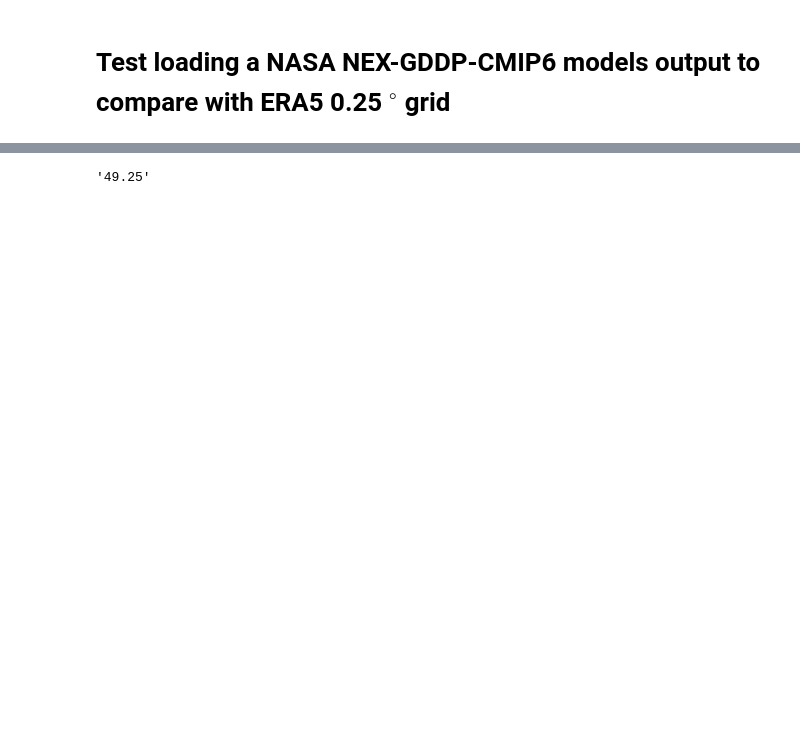
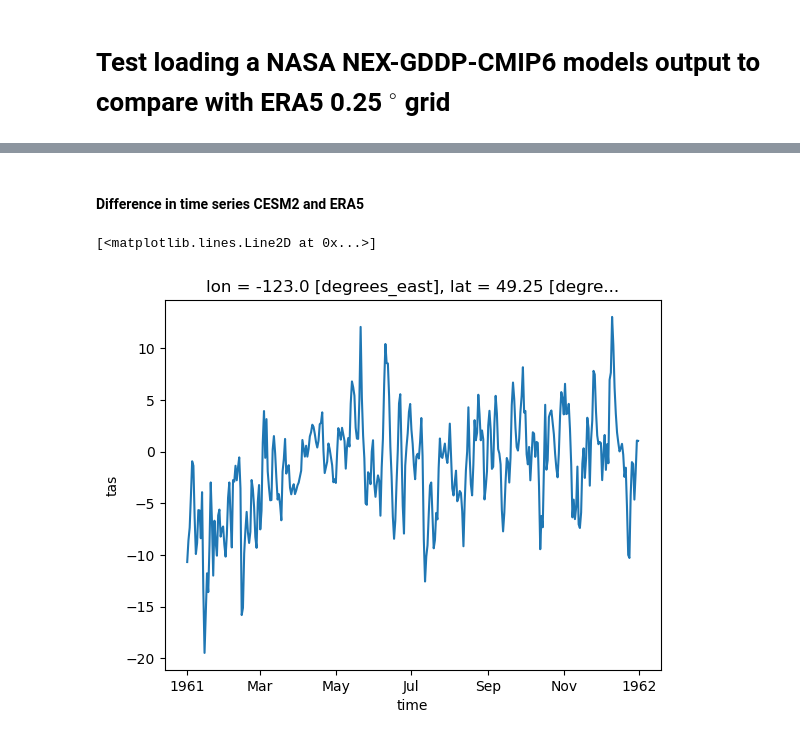
Before and after one commit to tedscott/HeatWaves, a Jupyter notebook: TestNASA_NEX-GDDP-CMIP6.ipynb, the cells around one changed output, grey strips where cells are left out. Cells and saved outputs as stored; diff of their text form; code cells hidden in the pictures; blank space fills up the shorter version.

```diff
--- a/TestNASA_NEX-GDDP-CMIP6.ipynb
+++ b/TestNASA_NEX-GDDP-CMIP6.ipynb
@@ -160,4 +74,0 @@ Text(0.5, 1.0, 'Location: 49.125, -123.125')
-# %%
-filepath = "../../../Data/ERA5-global/Baseline/1961/download_daily_mean_2m_temperature_1961_*.nc"
-ds_era5 = xr.open_mfdataset(filepath)
-ds_era5
@@ -216,5 +153,8 @@ Attributes:
+# %% [markdown]
+#### Difference in time series CESM2 and ERA5
 # %%
-str(ds_era5.t2m.sel(lat=input_lat, lon=input_lon, method="nearest").lat.values)
+(ds_cesm2.tas.sel(lat=input_lat, lon=input_lon, method="nearest") - ds_era5.tas.sel(lat=input_lat, lon=input_lon, method="nearest")).plot()
 # %% [output]
-'49.25'
+[<matplotlib.lines.Line2D at 0x...>]
+[figure, added]
 # %%
```
Also changed, not shown: parts of 27 cells of this notebook, 4 other files.
